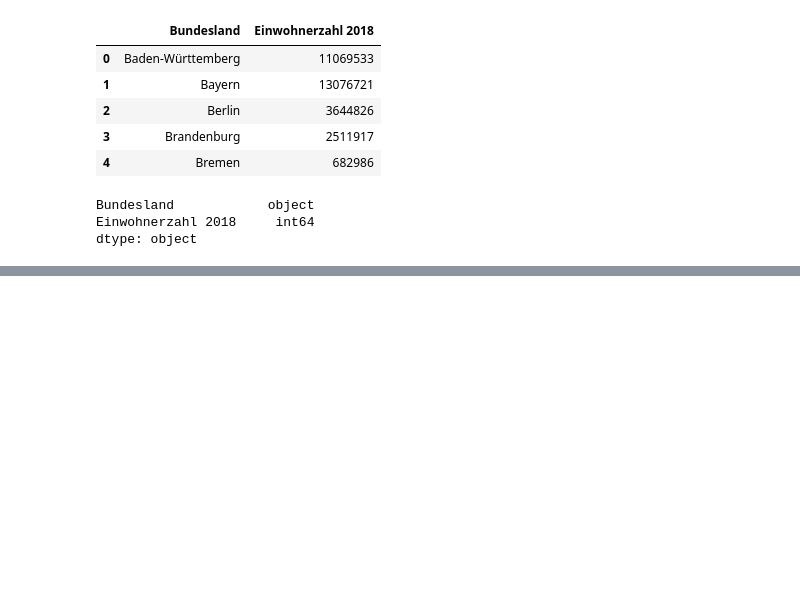
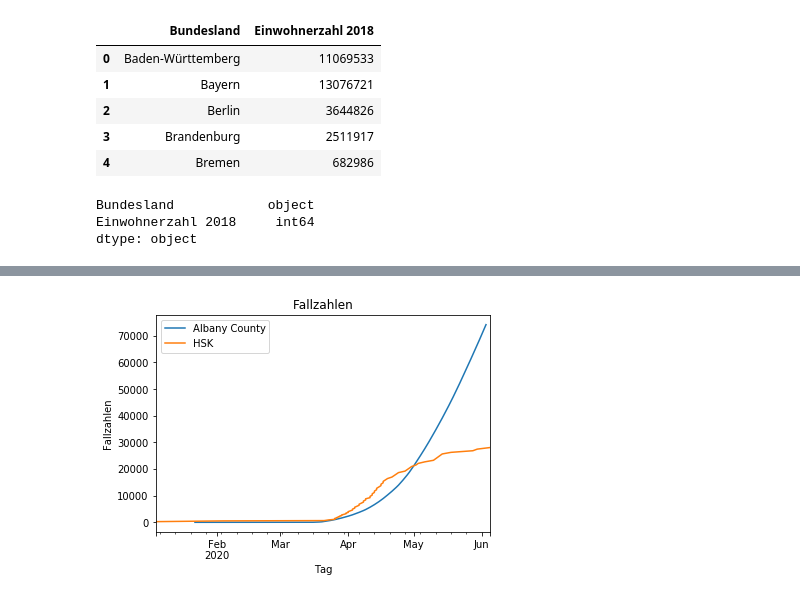
Before and after one commit to Jubo30/Data-Science-Project, a Jupyter notebook: Täglicher Zuwachs Deutschland.ipynb, the cells around one changed output, grey strips where cells are left out. Cells and saved outputs as stored; diff of their text form; code cells hidden in the pictures; blank space fills up the shorter version.

```diff
--- a/Täglicher Zuwachs Deutschland.ipynb
+++ b/Täglicher Zuwachs Deutschland.ipynb
@@ -260,0 +294,11 @@ bundeslandeinwohner.plot.bar(x = 'Bundesland', y = 'Einwohnerzahl 2018');
+# %%
+counties = pd.read_csv('covid_confirmed_usafacts.csv')
+countyAC = counties.loc[(counties['County Name'] == 'Albany County') & (counties['State'] == 'NY')]
+countyAC.drop(['countyFIPS', 'County Name', 'State', 'stateFIPS'], axis=1, inplace=True)
+countyAC = countyAC.T
+countyAC['date'] = countyAC.index
+countyAC['County_name'] = 'Albany County'
+countyAC['State'] = 'NY'
+countyAC['kumcases'] = countyAC[1863].cumsum()
+countyAC['date'] = pd.to_datetime(countyAC['date'], format='%m/%d/%y')
+countyAC
@@ -260,0 +323,6 @@ bundeslandeinwohner.plot.bar(x = 'Bundesland', y = 'Einwohnerzahl 2018');
+# %%
+HSK = HSK.sort_values(['publication_datetime'])
+HSK['kumcases'] = HSK['cases'].cumsum()
+HSK['kumdeaths'] = HSK['deaths'].cumsum()
+HSK['publication_datetime'] = pd.to_datetime(HSK['publication_datetime'])
+HSK
@@ -260,0 +343,11 @@ bundeslandeinwohner.plot.bar(x = 'Bundesland', y = 'Einwohnerzahl 2018');
+# %%
+ax = plt.gca()
+countyAC.plot(kind='line', x = 'date', y= 'kumcases', ax=ax, label='Albany County')
+HSK.plot(kind='line', x = 'publication_datetime', y= 'kumcases', ax=ax, label="HSK")
+ax.set_title('Fallzahlen')
+ax.set_xlabel('Tag')
+ax.set_ylabel('Fallzahlen')
+
+plt.show()
+# %% [output]
+[figure, added]
```
Also changed, not shown: parts of 9 cells of this notebook.
